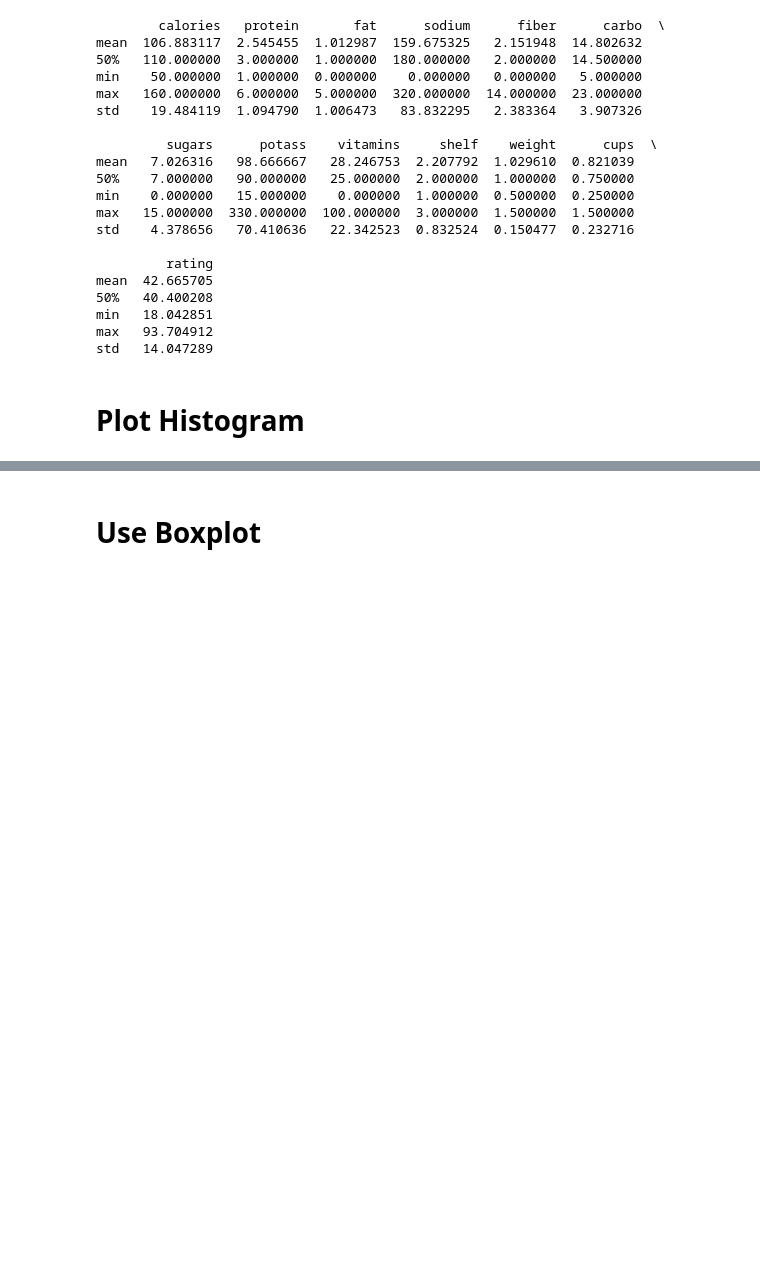
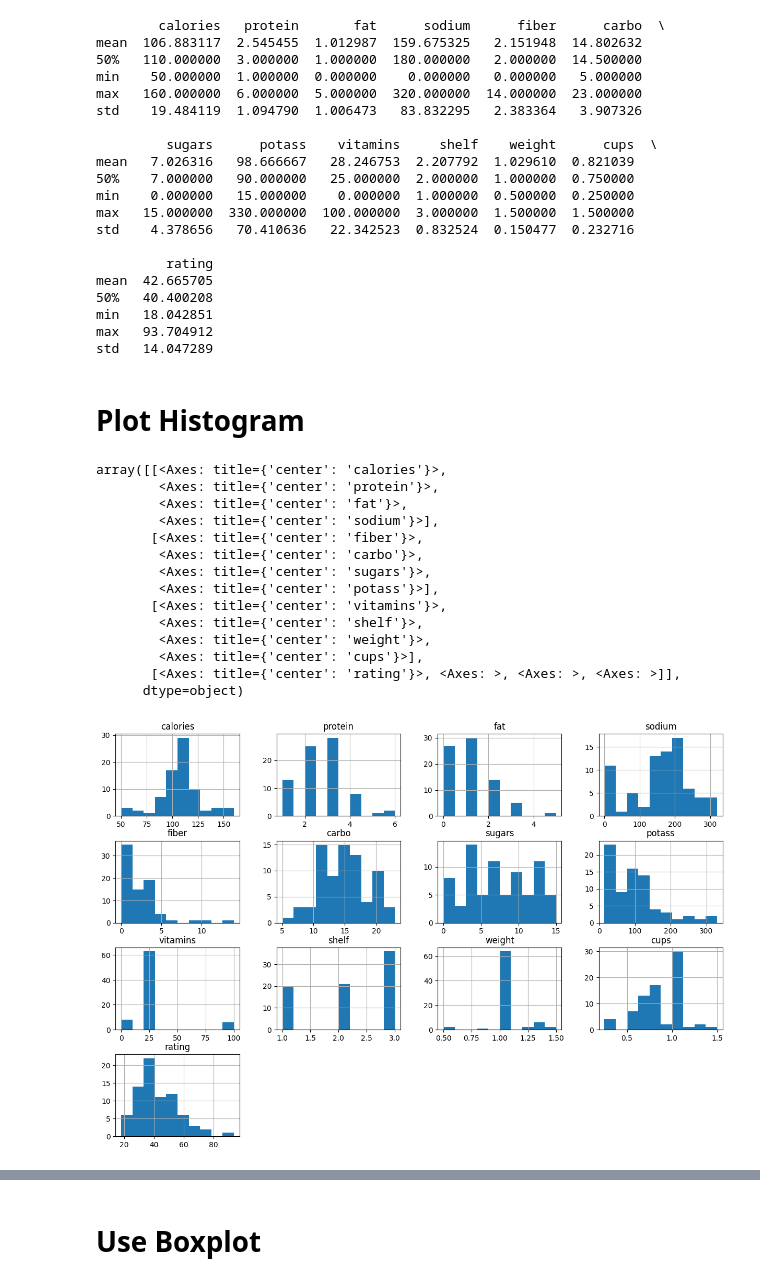
Before and after one commit to beneDesp/GLDM3002, a Jupyter notebook: Lab1_walsh.ipynb, the cells around one changed output, grey strips where cells are left out. Drawn from its saved outputs; the diff is of its cells as text; code cells hidden in the pictures; blank space fills up the shorter version.

```diff
--- a/Lab1_walsh.ipynb
+++ b/Lab1_walsh.ipynb
@@ -94,3 +93,21 @@ max   93.704912
 std   14.047289
 # %% [markdown]
 # Plot Histogram
+# %%
+cereals_df.hist(figsize=(15, 10))
+# %% [output]
+array([[<Axes: title={'center': 'calories'}>,
+        <Axes: title={'center': 'protein'}>,
+        <Axes: title={'center': 'fat'}>,
+        <Axes: title={'center': 'sodium'}>],
+       [<Axes: title={'center': 'fiber'}>,
+        <Axes: title={'center': 'carbo'}>,
+        <Axes: title={'center': 'sugars'}>,
+        <Axes: title={'center': 'potass'}>],
+       [<Axes: title={'center': 'vitamins'}>,
+        <Axes: title={'center': 'shelf'}>,
+        <Axes: title={'center': 'weight'}>,
+        <Axes: title={'center': 'cups'}>],
+       [<Axes: title={'center': 'rating'}>, <Axes: >, <Axes: >, <Axes: >]],
+      dtype=object)
+[figure, added]
```
Also changed, not shown: parts of 2 cells of this notebook.
